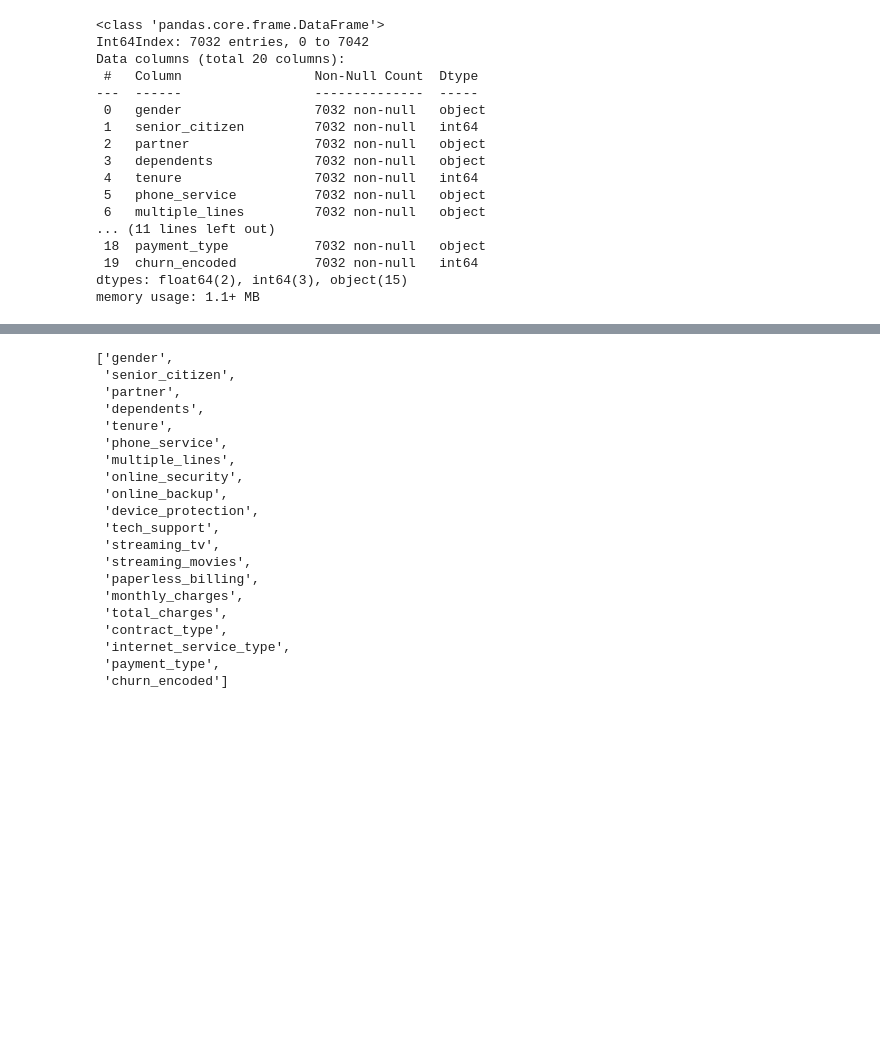
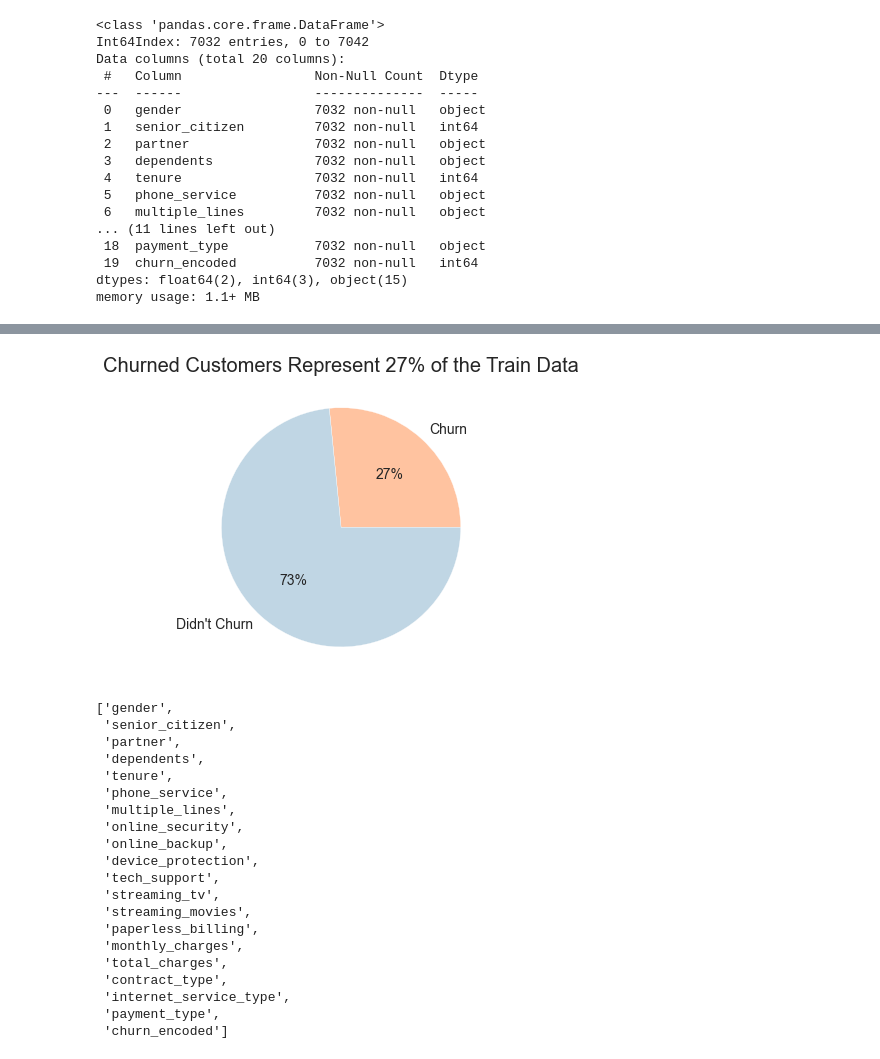
Before and after one commit to markydoug/classification-project, a Jupyter notebook: draft.ipynb, the cells around one changed output, grey strips where cells are left out. Drawn from its saved outputs; the diff is of its cells as text; code cells hidden in the pictures; blank space fills up the shorter version.

```diff
--- a/draft.ipynb
+++ b/draft.ipynb
@@ -94,3 +156,16 @@ train.shape, validate.shape, test.shape
+# %%
+train_churn, train_no_churn = split_churn(train)
+
+#create the percentages
+values = [len(train_churn.churn_encoded), len(train_no_churn.churn_encoded)]
+
+# generate and show pie chart
+plt.style.use('seaborn')
+plt.pie(values, labels=["Churn", "Didn't Churn"] , autopct='%.0f%%', colors=['#ffc3a0', '#c0d6e4'], textprops={'fontsize': 14})
+plt.title('Churned Customers Represent 27% of the Train Data', size=20)
+plt.show()
+# %% [output]
+[figure, added]
 # %%
 train.columns.tolist()
 # %% [output]
```
Also changed, not shown: parts of 24 cells of this notebook.
